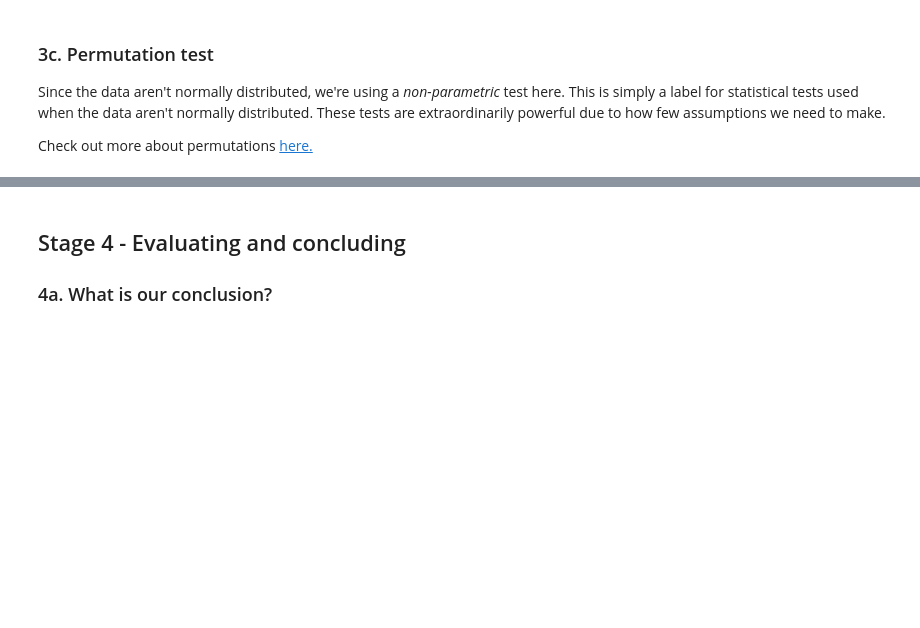
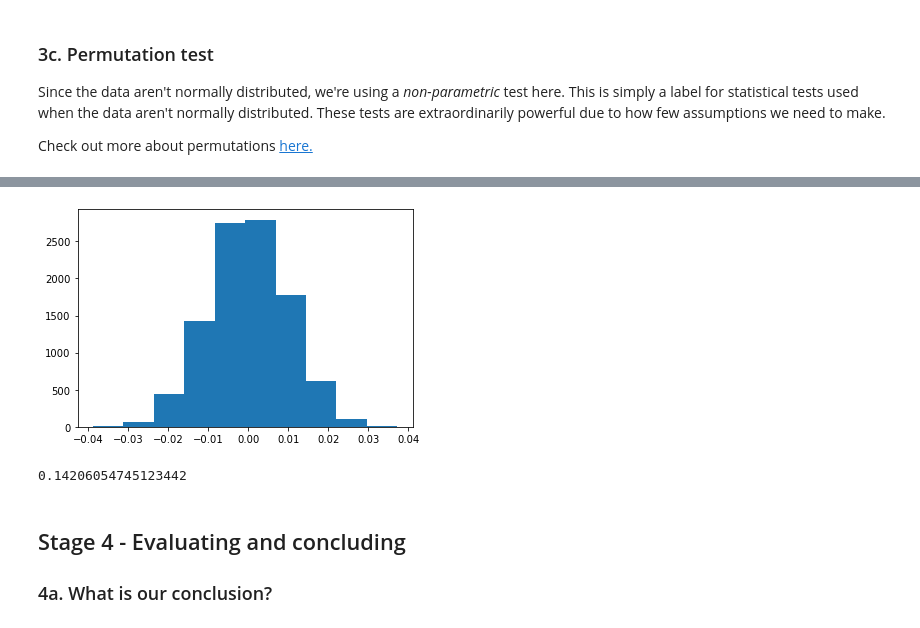
Before and after one commit to JasonCaldwellMBA/Apps_Case_Study, a Jupyter notebook: Springboard Apps project - Tier 3 - Complete.ipynb, the cells around one changed output, grey strips where cells are left out. Drawn from its saved outputs; the diff is of its cells as text; code cells hidden in the pictures; blank space fills up the shorter version.

Commit message:
Complete Stage 3 for tier 3

```diff
--- a/Springboard Apps project - Tier 3 - Complete.ipynb
+++ b/Springboard Apps project - Tier 3 - Complete.ipynb
@@ -472,24 +499,31 @@ _ _ _
 # Let's create a vector with the differences - that will be the distibution of the Null.
 
 # First, make a list called difference.
-_ _ _
+difference = list()
 
 # Now make a for loop that does the following 10,000 times:
 # 1. makes a permutation of the 'Rating' as you did above
 # 2. calculates the difference in the mean rating for apple and the mean rating for google.
-_ _ _
+for i in range(10000):
+    permutation = np.random.permutation(df['Rating'])
+    # Looked the below up in the tier one project
+    difference.append(np.mean(permutation[df['platform'] == 'apple']) - np.mean(permutation[df['platform'] == 'google']))
 # %%
 # Make a variable called 'histo', and assign to it the result of plotting a histogram of the difference list.
-_ _ _
+histo = plt.hist(difference)
+# %% [output]
+[figure, added]
 # %%
 # Now make a variable called obs_difference, and assign it the result of the mean of our 'apple' variable and the mean of our 'google variable'
-_ _ _
+obs_difference = np.mean(apple) - np.mean(google)
 
 # Make this difference absolute with the built-in abs() function.
-_ _ _
+obs_difference = abs(obs_difference)
 
 # Print out this value; it should be 0.1420605474512291.
-_ _ _
+print(obs_difference)
+# %% [output]
+0.14206054745123442
 # %% [markdown]
 ## Stage 4 -  Evaluating and concluding
 ### 4a. What is our conclusion?
```
Also changed, not shown: parts of 7 cells of this notebook.
